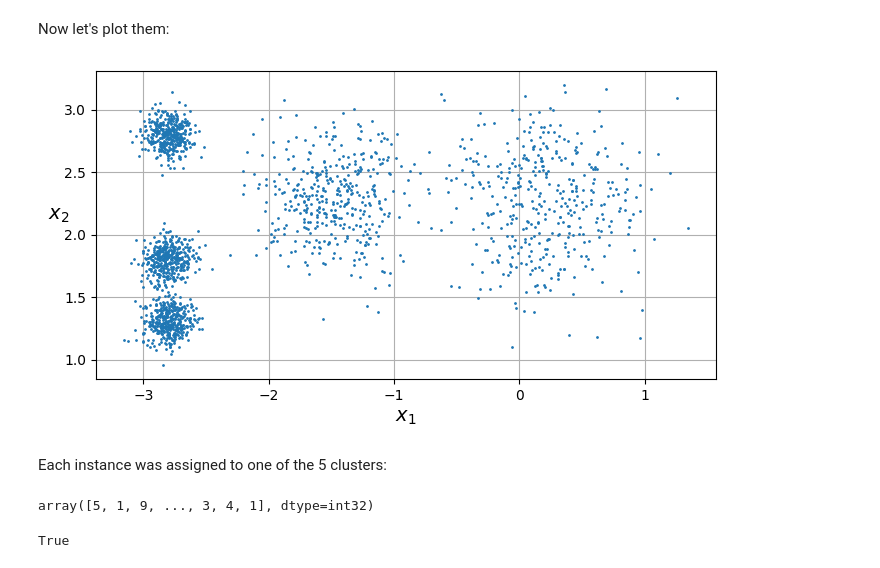
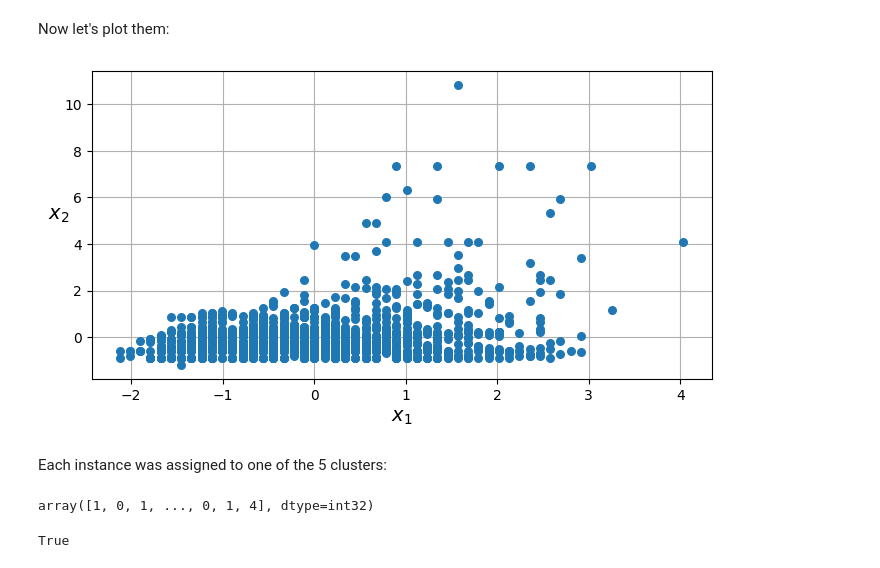
Before and after one commit to layal-z/AAI614_Zeineddine, a Jupyter notebook: Week_6/notebook6_2_Random_data.ipynb, the cells around one changed output. Saved outputs shown, nothing was run; the diff lists cells and outputs as text; code cells hidden in the pictures.

```diff
--- a/Week_6/notebook6_2_Random_data.ipynb
+++ b/Week_6/notebook6_2_Random_data.ipynb
@@ -45,12 +50,30 @@ from sklearn.cluster import KMeans
 from sklearn.datasets import make_blobs
 
 # extra code – the exact arguments of make_blobs() are not important
-blob_centers = np.array([[ 0.2,  2.3], [-1.5 ,  2.3], [-2.8,  1.8],
-                         [-2.8,  2.8], [-2.8,  1.3]])
-blob_std = np.array([0.4, 0.3, 0.1, 0.1, 0.1])
-X, y = make_blobs(n_samples=2000, centers=blob_centers, cluster_std=blob_std,
-                  random_state=7)
+#blob_centers = np.array([[ 0.2,  2.3], [-1.5 ,  2.3], [-2.8,  1.8],
+ #                        [-2.8,  2.8], [-2.8,  1.3]])
+#blob_std = np.array([0.4, 0.3, 0.1, 0.1, 0.1])
+#X, y = make_blobs(n_samples=2000, centers=blob_centers, cluster_std=blob_std,
+ #                 random_state=7)
+# adding and preping the employee data i want to work with
+df = pd.read_csv("https://raw.githubusercontent.com/layal-z/AAI614_Zeineddine/main/employee_data1.csv")
+# Calculating Age, hot encoding categorical data
+df['Date of Birth'] = pd.to_datetime(df['Date of Birth'], errors='coerce')
+current_year = datetime.now().year
+df['Age'] = current_year - df['Date of Birth'].dt.year
+#I'll focus on the Demographic features firstt--> this failed so ill focus on Age and Salary
+features_to_use = ['Age', 'BASIC SALARY MTH']
+# dropping the na
+df_clean = df[features_to_use].dropna()
+#one-hot encoding, not needed anymore since we are studying age and salary
+#X_encoded = pd.get_dummies(df_clean, columns=['Gender - English','emp branch English','emp dept English', 'emp religion', 'emp nationality'])
+#Scaling
+scaler = StandardScaler()
+X = scaler.fit_transform(df_clean)
 
-k = 10
-kmeans = KMeans(n_clusters=k, n_init=5, random_state=42)
+k = 5
+kmeans = KMeans(n_clusters=k, n_init=10, random_state=42)
 y_pred = kmeans.fit_predict(X)
+
+#checking my results
+print("Cluster assignments:", y_pred[:10])
@@ -60,24 +85,24 @@ Explicitly set `n_init=10` when creating a `KMeans` estimator to avoid a warning
 Now let's plot them:
 # %%
 def plot_clusters(X, y=None):
-    plt.scatter(X[:, 0], X[:, 1], c=y, s=1)
+    plt.scatter(X[:, 0], X[:, 1], c=y, s=30)
     plt.xlabel("$x_1$")
     plt.ylabel("$x_2$", rotation=0)
 
 plt.figure(figsize=(8, 4))
 plot_clusters(X)
 plt.gca().set_axisbelow(True)
 plt.grid()
 #save_fig("blobs_plot")
 plt.show()
 # %% [output]
-[figure, old version]
+[figure, new version]
 # %% [markdown]
 Each instance was assigned to one of the 5 clusters:
 # %%
 y_pred
 # %% [output]
-array([5, 1, 9, ..., 3, 4, 1], dtype=int32)
+array([1, 0, 1, ..., 0, 1, 4], dtype=int32)
 # %%
 y_pred is kmeans.labels_
 # %% [output]
```
Also changed, not shown: parts of 19 cells of this notebook.
